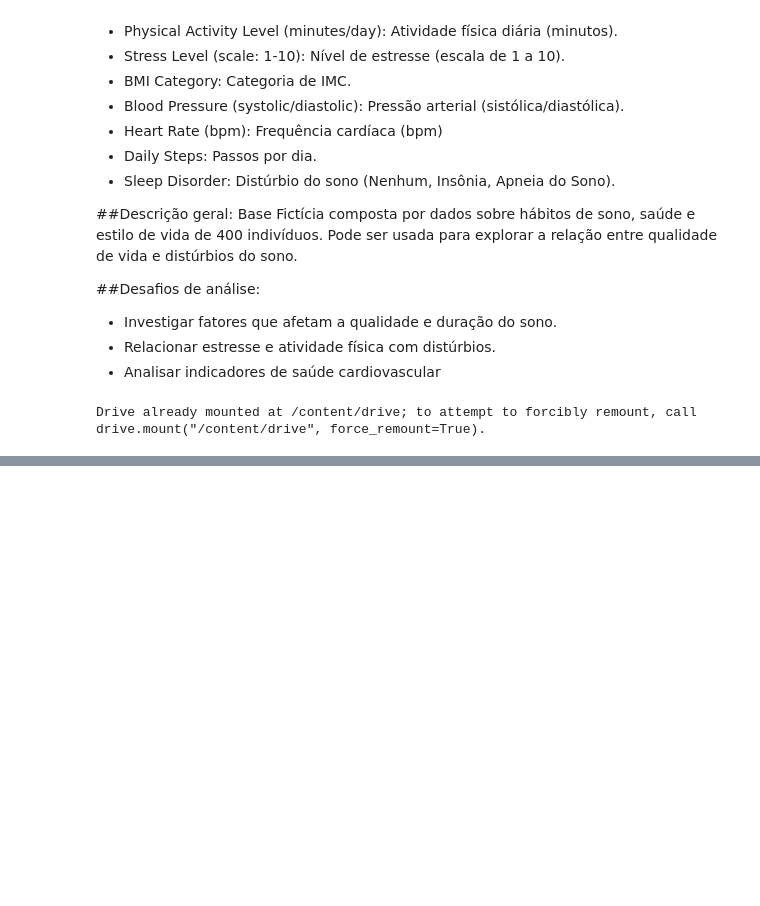
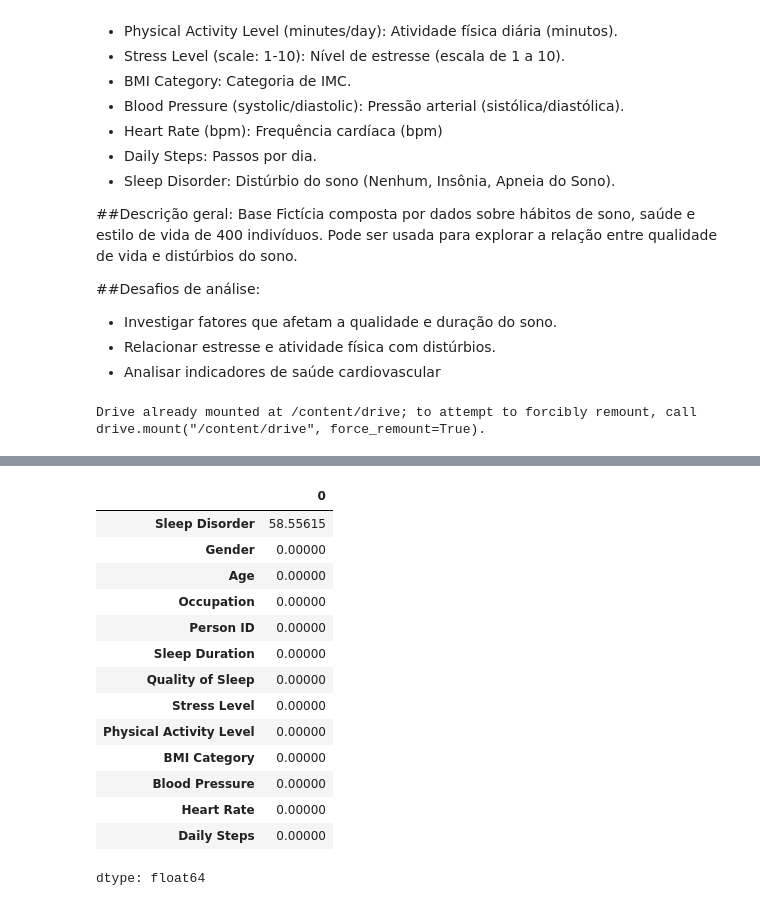
Before and after one commit to enzobanin/AnaliseDeDados, a Jupyter notebook: sonoEstiloDeVida.ipynb, the cells around one changed output, grey strips where cells are left out. Saved outputs shown, nothing was run; the diff lists cells and outputs as text; code cells hidden in the pictures; blank space fills up the shorter version.

```diff
--- a/sonoEstiloDeVida.ipynb
+++ b/sonoEstiloDeVida.ipynb
@@ -53,0 +89,19 @@ df.head()
+# %%
+#Verificando se há valores nulos
+((df.isnull().sum() / df.shape[0]) * 100).sort_values(ascending=False)
+# %% [output]
+|  | 0 |
+| Sleep Disorder | 58.55615 |
+| Gender | 0.00000 |
+| Age | 0.00000 |
+| Occupation | 0.00000 |
+| Person ID | 0.00000 |
+| Sleep Duration | 0.00000 |
+| Quality of Sleep | 0.00000 |
+| Stress Level | 0.00000 |
+| Physical Activity Level | 0.00000 |
+| BMI Category | 0.00000 |
+| Blood Pressure | 0.00000 |
+| Heart Rate | 0.00000 |
+| Daily Steps | 0.00000 |
+dtype: float64
```
Also changed, not shown: parts of 3 cells of this notebook.
